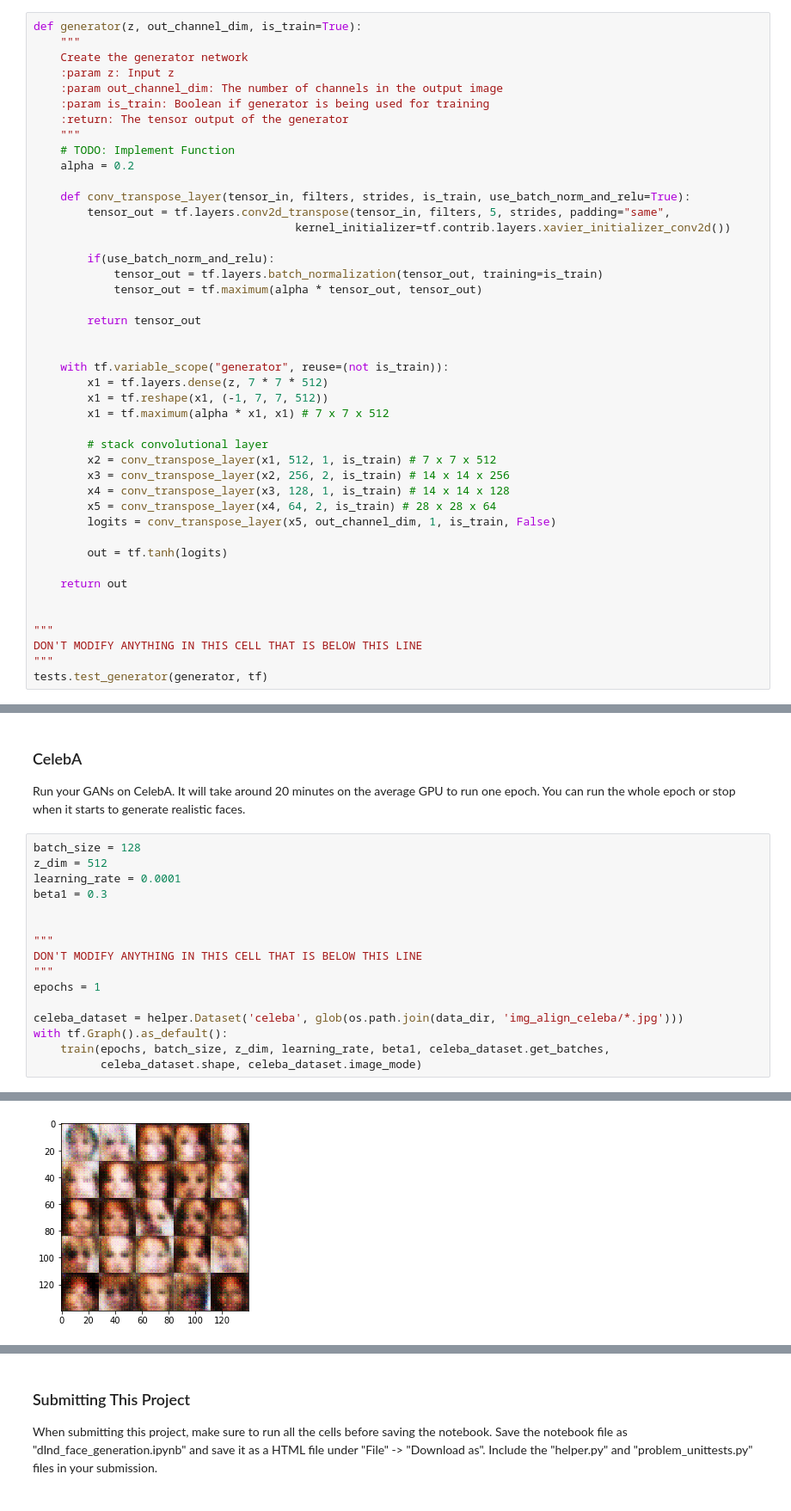
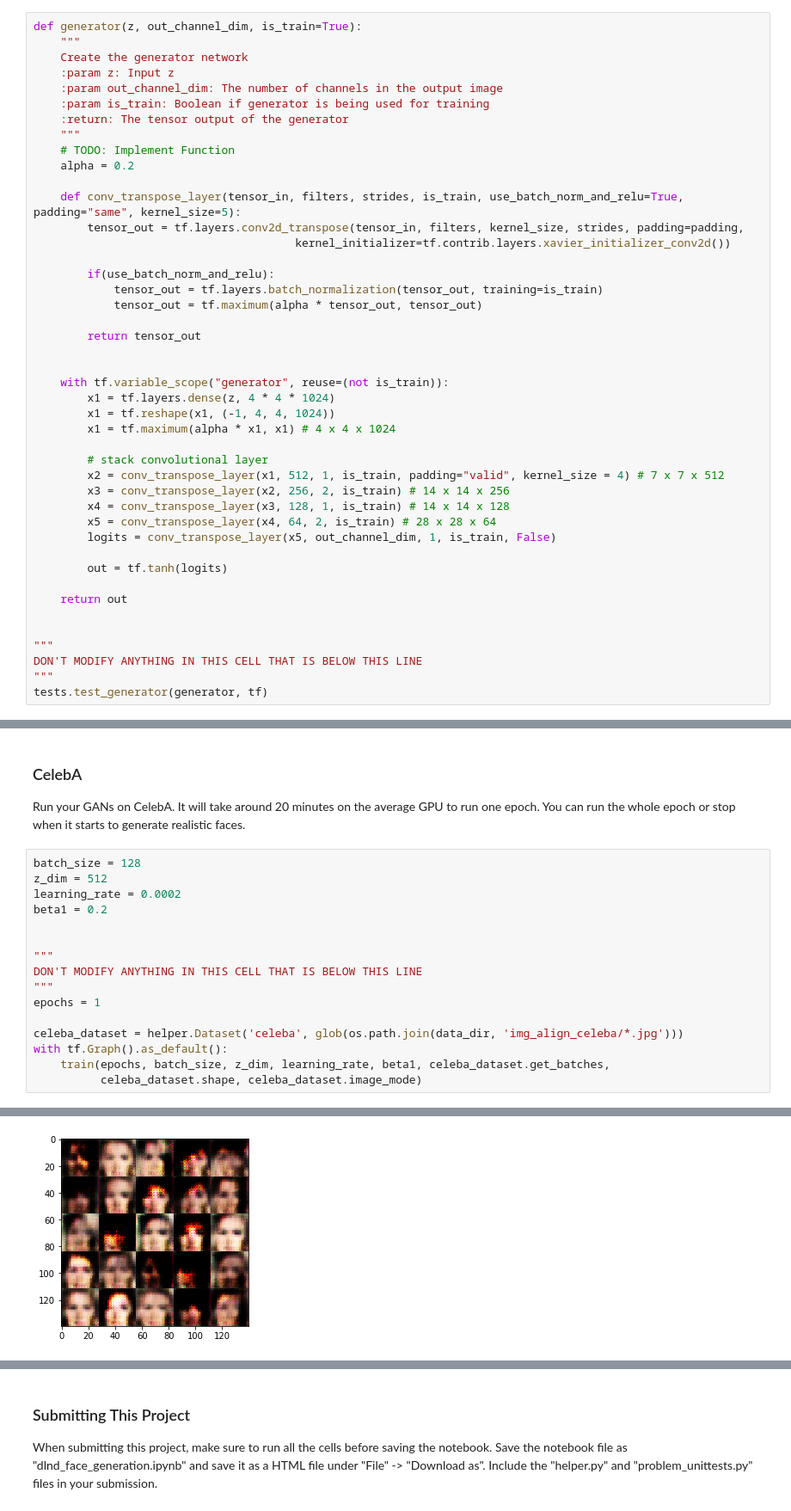
Before and after one commit to pathpot/deep-learning-exercise, a Jupyter notebook: face_generation/dlnd_face_generation.ipynb, the cells around one changed output, grey strips where cells are left out. Shown at 86% size. Cells and saved outputs as stored; diff of their text form.

```diff
--- a/face_generation/dlnd_face_generation.ipynb
+++ b/face_generation/dlnd_face_generation.ipynb
@@ -209,8 +209,8 @@ def generator(z, out_channel_dim, is_train=True):
     # TODO: Implement Function
     alpha = 0.2
 
-    def conv_transpose_layer(tensor_in, filters, strides, is_train, use_batch_norm_and_relu=True):
-        tensor_out = tf.layers.conv2d_transpose(tensor_in, filters, 5, strides, padding="same",
+    def conv_transpose_layer(tensor_in, filters, strides, is_train, use_batch_norm_and_relu=True, padding="same", kernel_size=5):
+        tensor_out = tf.layers.conv2d_transpose(tensor_in, filters, kernel_size, strides, padding=padding,
                                        kernel_initializer=tf.contrib.layers.xavier_initializer_conv2d())
 
         if(use_batch_norm_and_relu):
@@ -221,12 +221,12 @@ def generator(z, out_channel_dim, is_train=True):
 
 
     with tf.variable_scope("generator", reuse=(not is_train)):
-        x1 = tf.layers.dense(z, 7 * 7 * 512)
-        x1 = tf.reshape(x1, (-1, 7, 7, 512))
-        x1 = tf.maximum(alpha * x1, x1) # 7 x 7 x 512
+        x1 = tf.layers.dense(z, 4 * 4 * 1024)
+        x1 = tf.reshape(x1, (-1, 4, 4, 1024))
+        x1 = tf.maximum(alpha * x1, x1) # 4 x 4 x 1024
 
         # stack convolutional layer
-        x2 = conv_transpose_layer(x1, 512, 1, is_train) # 7 x 7 x 512
+        x2 = conv_transpose_layer(x1, 512, 1, is_train, padding="valid", kernel_size = 4) # 7 x 7 x 512
         x3 = conv_transpose_layer(x2, 256, 2, is_train) # 14 x 14 x 256
         x4 = conv_transpose_layer(x3, 128, 1, is_train) # 14 x 14 x 128
         x5 = conv_transpose_layer(x4, 64, 2, is_train) # 28 x 28 x 64
@@ -496,8 +496,8 @@ Run your GANs on CelebA.  It will take around 20 minutes on the average GPU to r
 # %%
 batch_size = 128
 z_dim = 512
-learning_rate = 0.0001
-beta1 = 0.3
+learning_rate = 0.0002
+beta1 = 0.2
 
 
 """
@@ -578,4 +578,4 @@ Epoch 0/1... Discriminator Loss: 1.3840... Generator Loss: 0.8149
-[figure, old version]
+[figure, new version]
 ... (19 outputs left out)
 # %% [markdown]
 ### Submitting This Project
```
Also changed, not shown: parts of 3 cells of this notebook.
